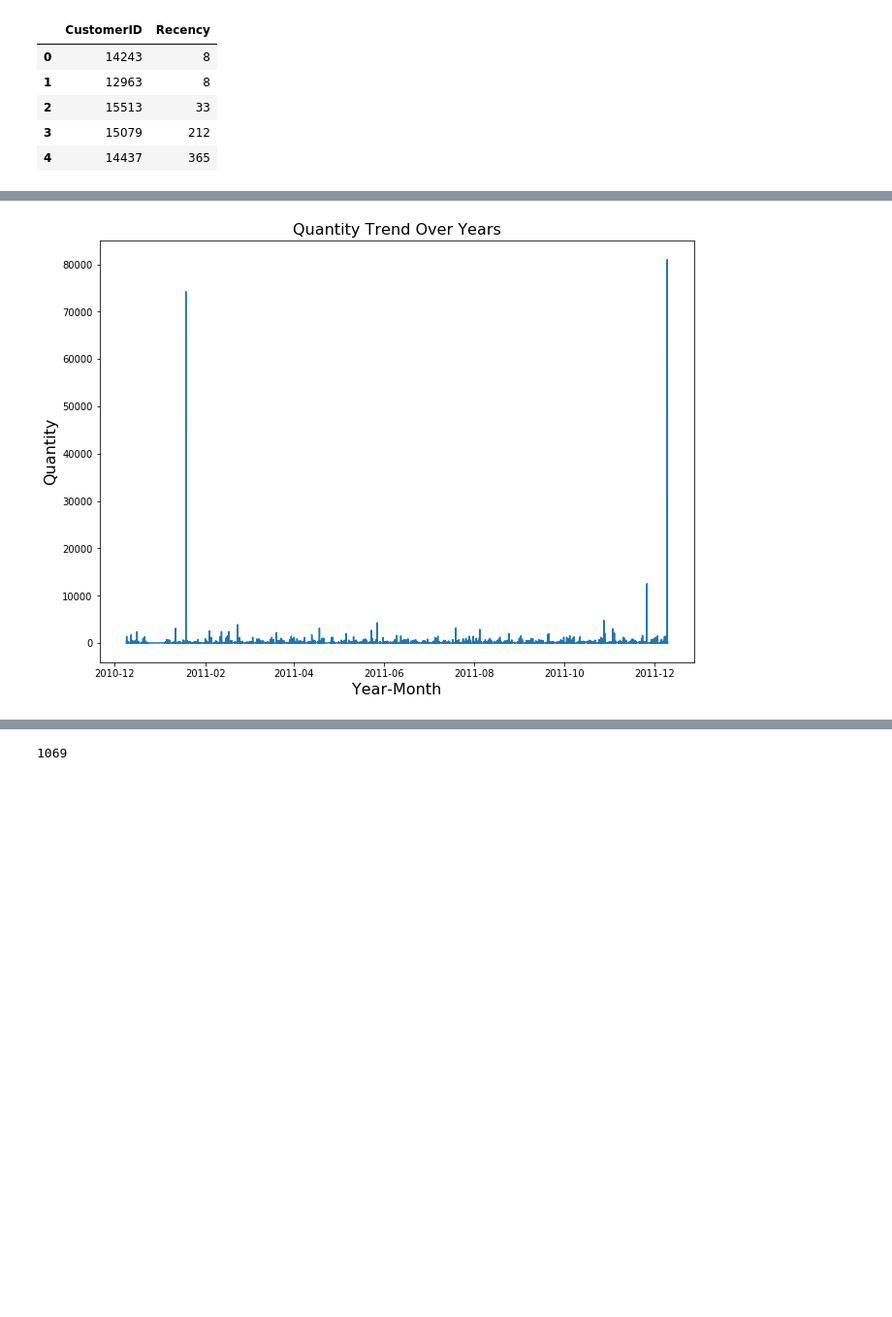
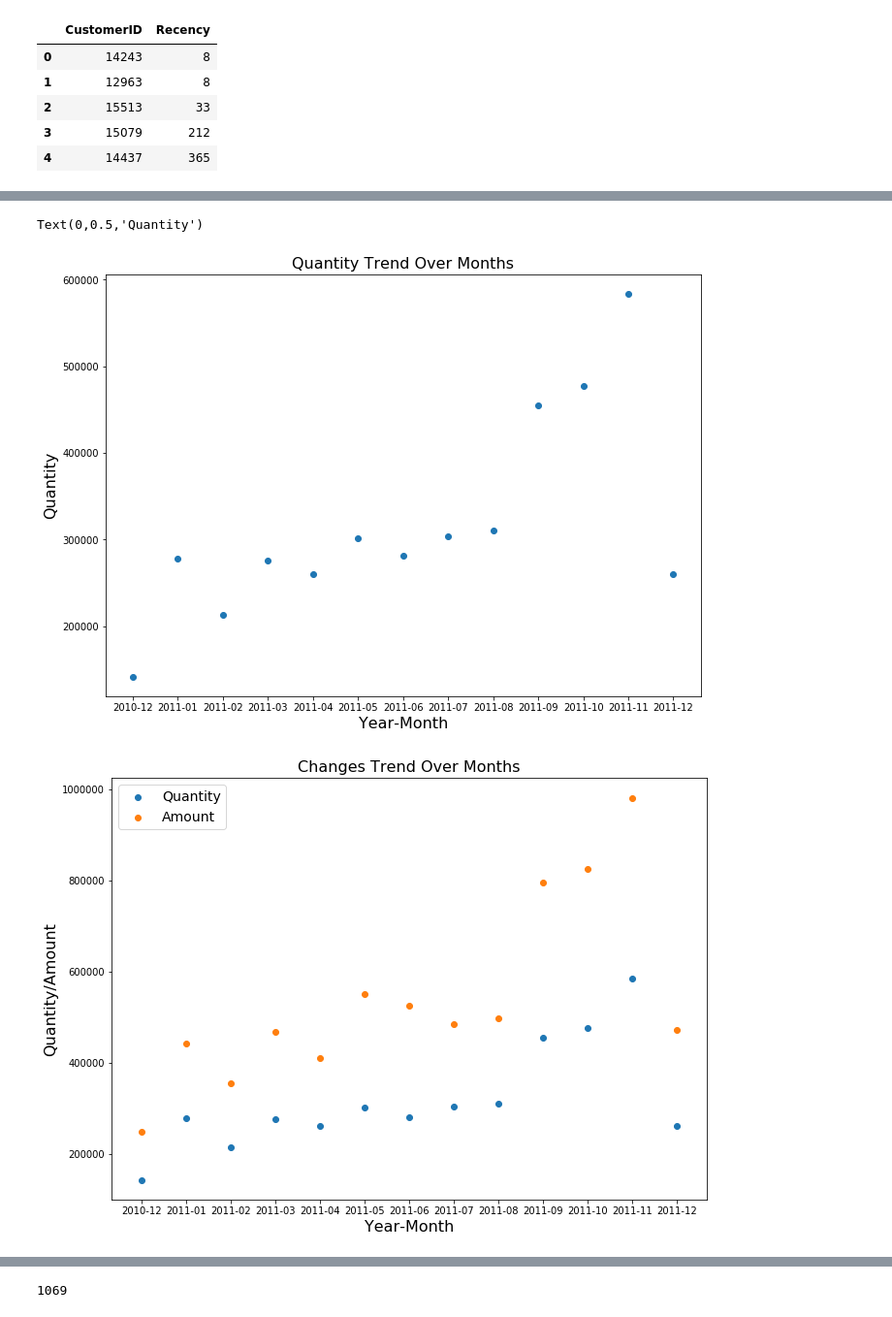
Before and after one commit to fananan/Customer-Segementation, a Jupyter notebook: Final Project-Customer Segmentation Code_Fan Liu.ipynb, the cells around one changed output, grey strips where cells are left out. Shown at 97% size. Saved outputs shown, nothing was run; the diff lists cells and outputs as text; code cells hidden in the pictures; blank space fills up the shorter version.

```diff
--- a/Final Project-Customer Segmentation Code_Fan Liu.ipynb
+++ b/Final Project-Customer Segmentation Code_Fan Liu.ipynb
@@ -289,9 +259,8 @@ new_data.head()
 # %%
 plt.figure(figsize=(11,8))
-plt.plot(new_data.InvoiceDate, new_data.Quantity)
-plt.title('Quantity Trend Over Years',fontsize=16)
+plt.scatter(new_quant.Date, new_quant.Quantity)  #the qualitative data should be string format, not other any format
+plt.title('Quantity Trend Over Months',fontsize=16)
 plt.xlabel('Year-Month',fontsize=16)
 plt.ylabel('Quantity',fontsize=16)
-plt.show()
 # %% [output]
-[figure, removed]
+Text(0,0.5,'Quantity')
@@ -298,2 +275,26 @@ plt.show()
+# %%
+new_amt=pd.concat([date,amount],axis=1)
+new_amt.head()
+new_amt.Date=new_amt.Date.apply(str)
+# %%
+new_amt.Date=new_amt.Date.str[:-3]
+# %%
+new_amt=pd.DataFrame(new_amt.groupby('Date')['Amount'].sum())
+# %%
+new_amt.head()
+new_amt=new_amt.reset_index()
+##the qualitative data in the plot should be string format, not other any format
+# %%
+plt.figure(figsize=(11,8))
+line1=plt.scatter(new_quant.Date, new_quant.Quantity)
+line2=plt.scatter(new_amt.Date, new_amt.Amount)
+plt.legend((line1,line2),('Quantity','Amount'),fontsize=14)
+plt.title('Changes Trend Over Months',fontsize=16)
+plt.xlabel('Year-Month',fontsize=16)
+plt.ylabel('Quantity/Amount',fontsize=16)
+plt.show()
+# %% [output]
+[figure, added]
+[figure, added]
 # %%
 monetary=pd.DataFrame(new_data.groupby('CustomerID')['Amount'].sum())
```
Also changed, not shown: parts of 70 cells of this notebook.
